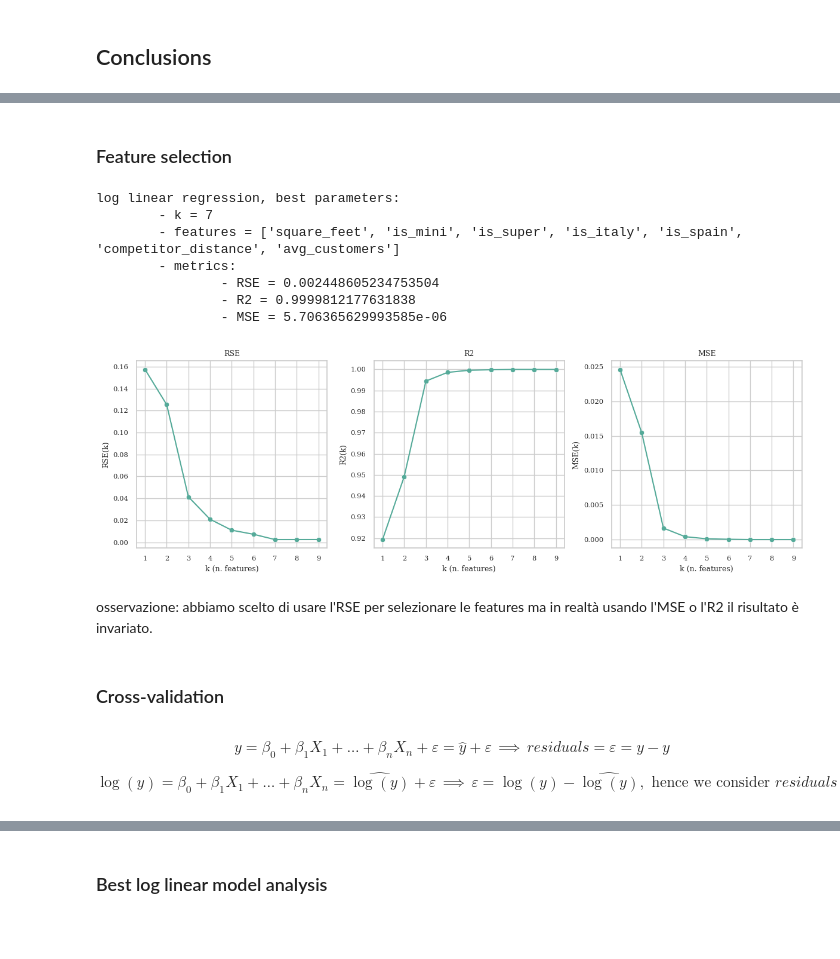
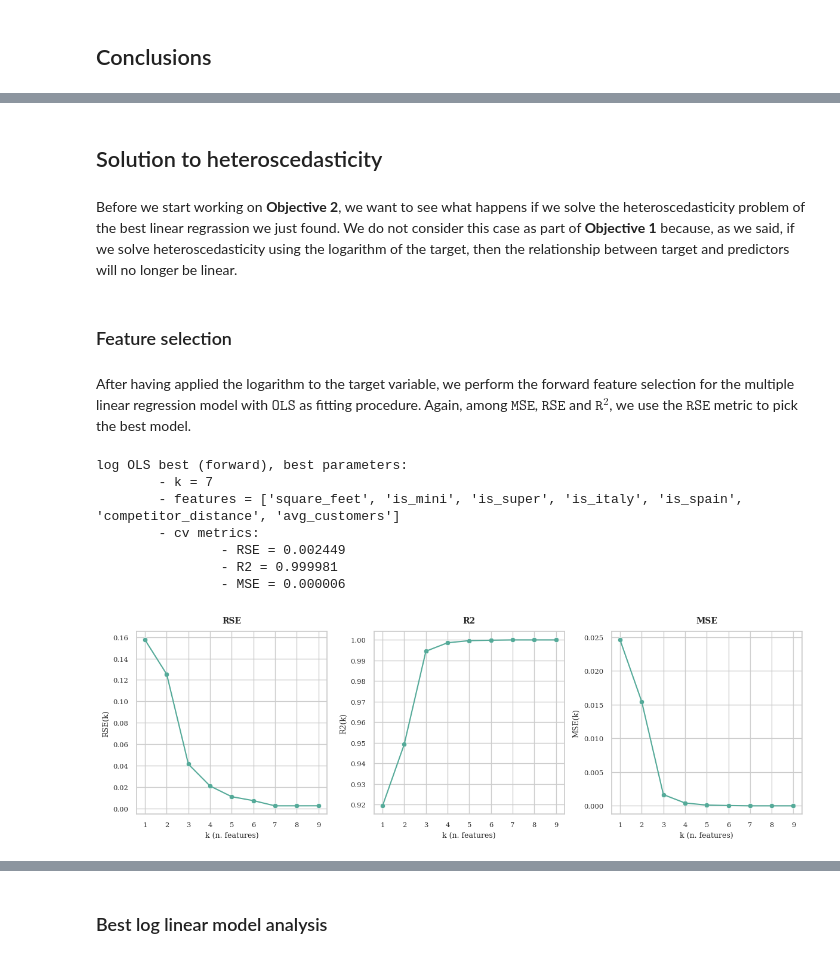
Before and after one commit to caporali/statistical_machine_learning_project, a Jupyter notebook: project_sml.ipynb, the cells around one changed output, grey strips where cells are left out. Drawn from its saved outputs; the diff is of its cells as text; code cells hidden in the pictures; blank space fills up the shorter version.

Commit message:
major update
- commented until log linear regression (not ended).

```diff
--- a/project_sml.ipynb
+++ b/project_sml.ipynb
@@ -806,7 +807,7 @@ def forward_selection_v2(training_method, X, y, criteria, alpha = 0.1):
 	best_metrics_k = {
 		"RSE": float("inf"),
 		"R2": 0,
-		"MSE": float("inf"),
+		"MSE": float("inf")
 	}
 	best_metrics = []
 	for _ in range(p):
@@ -832,8 +833,7 @@ def forward_selection_v2(training_method, X, y, criteria, alpha = 0.1):
 			cv_folds = {
 				"RSE": 0,
 				"R2": 0,
-				"MSE": 0,
-				"len": 0
+				"MSE": 0
 			}
 
 			# for each fold fit the model and estimate cv test error using the mean of the considered statistics in all folds
@@ -863,10 +863,9 @@ def forward_selection_v2(training_method, X, y, criteria, alpha = 0.1):
 				cv_folds["RSE"] = cv_folds["RSE"] + RSE
 				cv_folds["R2"] = cv_folds["R2"] + R2
 				cv_folds["MSE"] = cv_folds["MSE"] + MSE
-				cv_folds["len"] = cv_folds["len"] + 1
 
 			# compute the 5-fold errors
-			cv_folds = {key: cv_folds[key] / cv_folds["len"] for key in cv_folds.keys()}
+			cv_folds = {key: cv_folds[key] / number_folds for key in cv_folds.keys()}
 
 			# if the estimation of the error is better (according to the selected criteria) we store metrics and features
 			if better_by_criteria(cv_folds[criteria], best_metrics[k][criteria], criteria):
@@ -905,7 +904,7 @@ def backward_selection_v2(training_method, X, y, criteria, alpha = 0.1):
 	best_metrics_k = {
 		"RSE": float("inf"),
 		"R2": 0,
-		"MSE": float("inf"),
+		"MSE": float("inf")
 	}
 	best_metrics = []
 	for _ in range(p):
@@ -927,8 +926,7 @@ def backward_selection_v2(training_method, X, y, criteria, alpha = 0.1):
 			cv_folds = {
 				"RSE": 0,
 				"R2": 0,
-				"MSE": 0,
-				"len": 0
+				"MSE": 0
 			}
 
 			for train_index, validation_index in kf.split(X_subset):
@@ -955,10 +953,9 @@ def backward_selection_v2(training_method, X, y, criteria, alpha = 0.1):
 				cv_folds["RSE"] = cv_folds["RSE"] + RSE
 				cv_folds["R2"] = cv_folds["R2"] + R2
 				cv_folds["MSE"] = cv_folds["MSE"] + MSE
-				cv_folds["len"] = cv_folds["len"] + 1
 
 			# compute the 5-fold errors
-			cv_folds = {key: cv_folds[key] / cv_folds["len"] for key in cv_folds.keys()}
+			cv_folds = {key: cv_folds[key] / number_folds for key in cv_folds.keys()}
 
 			# if the estimation of the error is better we store metrics and features
 			if better_by_criteria(cv_folds[criteria], best_metrics[k - 1][criteria], criteria):
@@ -994,8 +991,8 @@ def report_best_parameters(features, metrics, criteria, model_name = "", verbose
 		if model_name != "":
 			print(model_name + ", ", end = "")
 		print("best parameters:\n\t- k =", criteria_best_k + 1, "\n\t- features =", features[criteria_best_k])
-		print("\t- cv metrics:\n\t\t- RSE =", metrics[criteria_best_k]["RSE"], "\n\t\t- R2 =",
-			metrics[criteria_best_k]["R2"], "\n\t\t- MSE =", metrics[criteria_best_k]["MSE"])
+		print("\t- cv metrics:\n\t\t- RSE =", '%.6f' % metrics[criteria_best_k]["RSE"], "\n\t\t- R2 =",
+			'%.6f' % metrics[criteria_best_k]["R2"], "\n\t\t- MSE =", '%.6f' % metrics[criteria_best_k]["MSE"])
 
 	return features[criteria_best_k], metrics[criteria_best_k]
 
@@ -1597,3 +1624,10 @@ solution to heteroskedasticity: log of the target
+# %% [markdown]
+## Solution to heteroscedasticity
+# %% [markdown]
+Before we start working on **Objective 2**, we want to see what happens if we solve the heteroscedasticity problem of the best linear regrassion we just found.
+We do not consider this case as part of **Objective 1** because, as we said, if we solve heteroscedasticity using the logarithm of the target, then the relationship between target and predictors will no longer be linear.
 # %% [markdown]
 ### Feature selection
+# %% [markdown]
+After having applied the logarithm to the target variable, we perform the forward feature selection for the multiple linear regression model with $\texttt{OLS}$ as fitting procedure. Again, among $\texttt{MSE}$, $\texttt{RSE}$ and $\texttt{R}^2$, we use the $\texttt{RSE}$ metric to pick the best model.
 # %%
@@ -1606,25 +1636,22 @@ X_scaled = pd.DataFrame(X_scaled, columns = X.columns)
 y = merged_df["sales_amount"]
 # %%
-model_name = "log linear regression"
+# model
+model_name = "log OLS best (forward)"
 
+# criteria and training_method
 criteria = "RSE"
 training_method = "OLS"
+
+# compute and display the results
 list_best_features, list_best_metrics = forward_selection_v2(training_method, X, np.log(y), criteria)
 best_features, best_metrics = report_best_parameters(list_best_features, list_best_metrics, criteria, model_name, verbose = True)
 plot_metrics(list_best_metrics)
 # %% [output]
-log linear regression, best parameters:
+log OLS best (forward), best parameters:
         - k = 7
         - features = ['square_feet', 'is_mini', 'is_super', 'is_italy', 'is_spain', 'competitor_distance', 'avg_customers']
-        - metrics:
-                - RSE = 0.002448605234753504
-                - R2 = 0.9999812177631838
-                - MSE = 5.706365629993585e-06
+        - cv metrics:
+                - RSE = 0.002449
+                - R2 = 0.999981
+                - MSE = 0.000006
-[figure, old version]
+[figure, new version]
-# %% [markdown]
-osservazione: abbiamo scelto di usare l'RSE per selezionare le features ma in realtà usando l'MSE o l'R2 il risultato è invariato.
-# %% [markdown]
-### Cross-validation
-# %% [markdown]
-$$y = \beta_0 + \beta_1 X_1 + \dots + \beta_n X_n + \varepsilon = \hat{y} + \varepsilon \, \implies \, \textit{residuals} = \varepsilon = y - \hat{y}$$
-$$\log(y) = \beta_0 + \beta_1 X_1 + \dots + \beta_n X_n = \widehat{\log(y)} + \varepsilon \, \implies \, \varepsilon = \log(y) - \widehat{\log(y)}, \text{ hence we consider } \textit{residuals} = e^{\log(y)} - e^{\widehat{\log(y)}} = y - e^{\widehat{\log(y)}}$$
```
Also changed, not shown: parts of 54 cells of this notebook, 1 other file.
